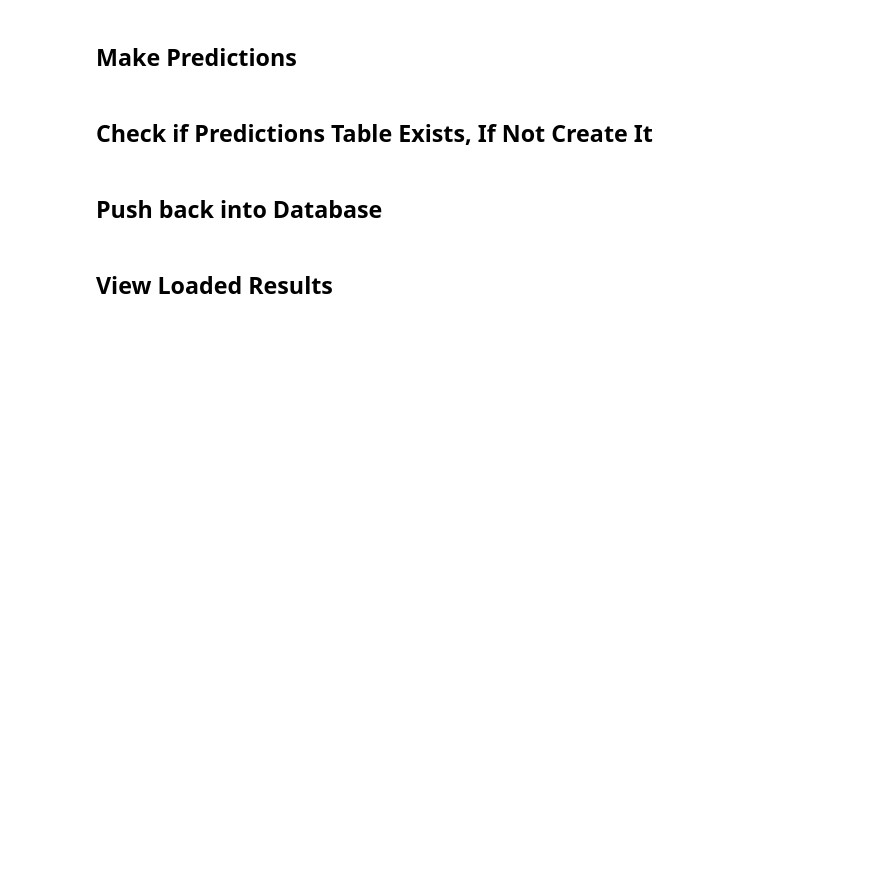
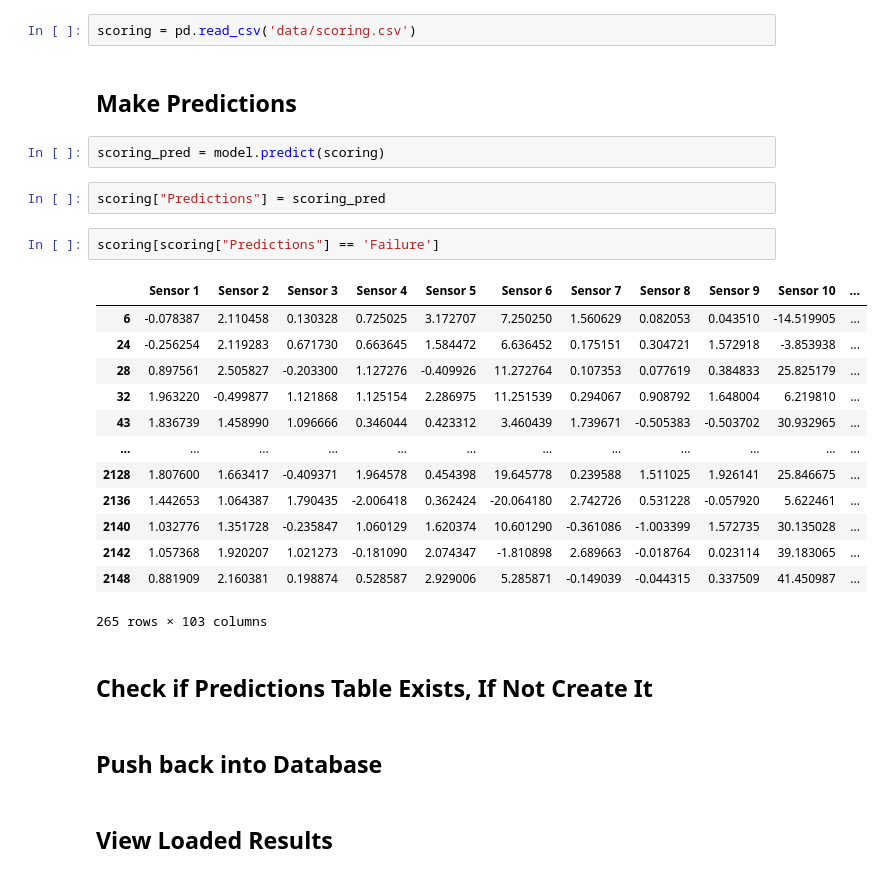
Before and after one commit to hypergalois/MachineFailurePrediction, a Jupyter notebook: 5.Evaluation.ipynb, the cells around one changed output. Cells and saved outputs as stored; diff of their text form; blank space fills up the shorter version.

```diff
--- a/5.Evaluation.ipynb
+++ b/5.Evaluation.ipynb
@@ -110,7 +112,29 @@ sns.heatmap(confusion_matrix(y_test, y_pred), annot=True, fmt='d', cmap='Blues')
 # %% [markdown]
 ## Call New Data to Be Scored
+# %%
+scoring = pd.read_csv('data/scoring.csv')
 # %% [markdown]
 ## Make Predictions
+# %%
+scoring_pred = model.predict(scoring)
+# %%
+scoring["Predictions"] = scoring_pred
+# %%
+scoring[scoring["Predictions"] == 'Failure']
+# %% [output]
+|  | Sensor 1 | Sensor 2 | Sensor 3 | Sensor 4 | Sensor 5 | Sensor 6 | Sensor 7 | Sensor 8 | Sensor 9 | Sensor 10 | ... |
+| 6 | -0.078387 | 2.110458 | 0.130328 | 0.725025 | 3.172707 | 7.250250 | 1.560629 | 0.082053 | 0.043510 | -14.519905 | ... |
+| 24 | -0.256254 | 2.119283 | 0.671730 | 0.663645 | 1.584472 | 6.636452 | 0.175151 | 0.304721 | 1.572918 | -3.853938 | ... |
+| 28 | 0.897561 | 2.505827 | -0.203300 | 1.127276 | -0.409926 | 11.272764 | 0.107353 | 0.077619 | 0.384833 | 25.825179 | ... |
+| 32 | 1.963220 | -0.499877 | 1.121868 | 1.125154 | 2.286975 | 11.251539 | 0.294067 | 0.908792 | 1.648004 | 6.219810 | ... |
+| 43 | 1.836739 | 1.458990 | 1.096666 | 0.346044 | 0.423312 | 3.460439 | 1.739671 | -0.505383 | -0.503702 | 30.932965 | ... |
+| ... | ... | ... | ... | ... | ... | ... | ... | ... | ... | ... | ... |
+| 2128 | 1.807600 | 1.663417 | -0.409371 | 1.964578 | 0.454398 | 19.645778 | 0.239588 | 1.511025 | 1.926141 | 25.846675 | ... |
+| 2136 | 1.442653 | 1.064387 | 1.790435 | -2.006418 | 0.362424 | -20.064180 | 2.742726 | 0.531228 | -0.057920 | 5.622461 | ... |
+| 2140 | 1.032776 | 1.351728 | -0.235847 | 1.060129 | 1.620374 | 10.601290 | -0.361086 | -1.003399 | 1.572735 | 30.135028 | ... |
+| 2142 | 1.057368 | 1.920207 | 1.021273 | -0.181090 | 2.074347 | -1.810898 | 2.689663 | -0.018764 | 0.023114 | 39.183065 | ... |
+| 2148 | 0.881909 | 2.160381 | 0.198874 | 0.528587 | 2.929006 | 5.285871 | -0.149039 | -0.044315 | 0.337509 | 41.450987 | ... |
+265 rows × 103 columns
 # %% [markdown]
 ## Check if Predictions Table Exists, If Not Create It
 # %% [markdown]
```
Also changed, not shown: parts of 3 cells of this notebook.
